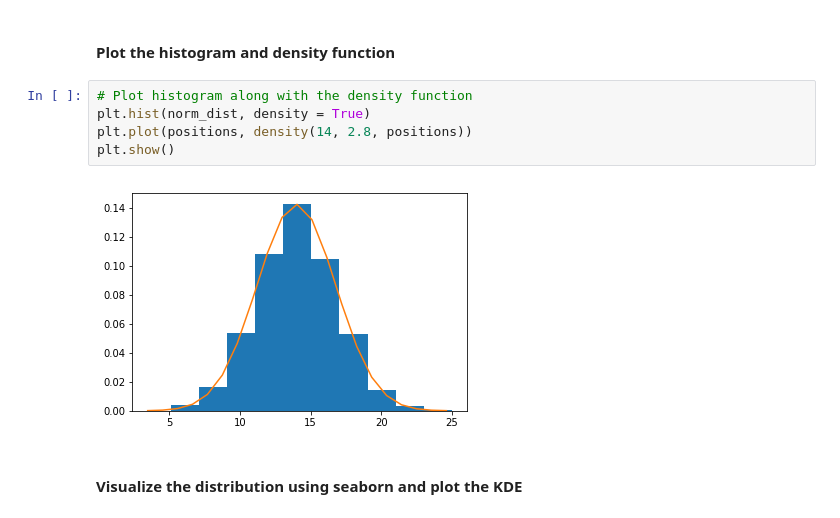
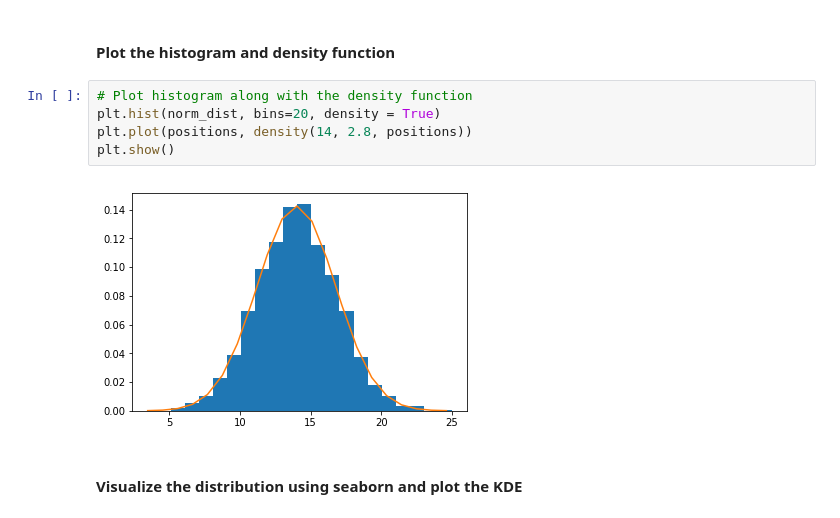
Before and after one commit to georgewillben/dsc-0-09-13-gaussian-distributions-lab-online-ds-pt-100118, a Jupyter notebook: index.ipynb, the cells around one changed output. Drawn from its saved outputs; the diff is of its cells as text.

```diff
--- a/index.ipynb
+++ b/index.ipynb
@@ -63,11 +63,11 @@ sum(density(14,2.8,positions))
 #### Plot the histogram and density function
 # %%
 # Plot histogram along with the density function
-plt.hist(norm_dist, density = True)
+plt.hist(norm_dist, bins=20, density = True)
 plt.plot(positions, density(14, 2.8, positions))
 plt.show()
 # %% [output]
-[figure, old version]
+[figure, new version]
 # %% [markdown]
 #### Visualize the distribution using seaborn and plot the KDE
 # %%
```
